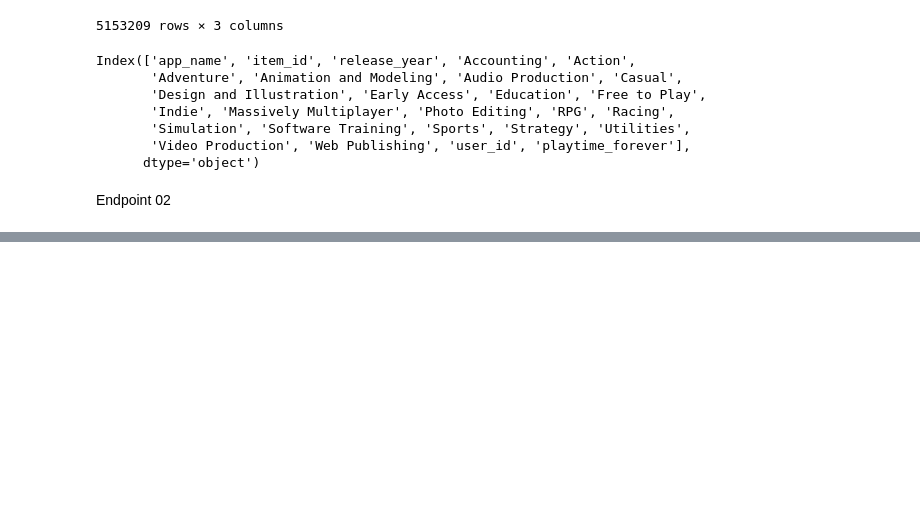
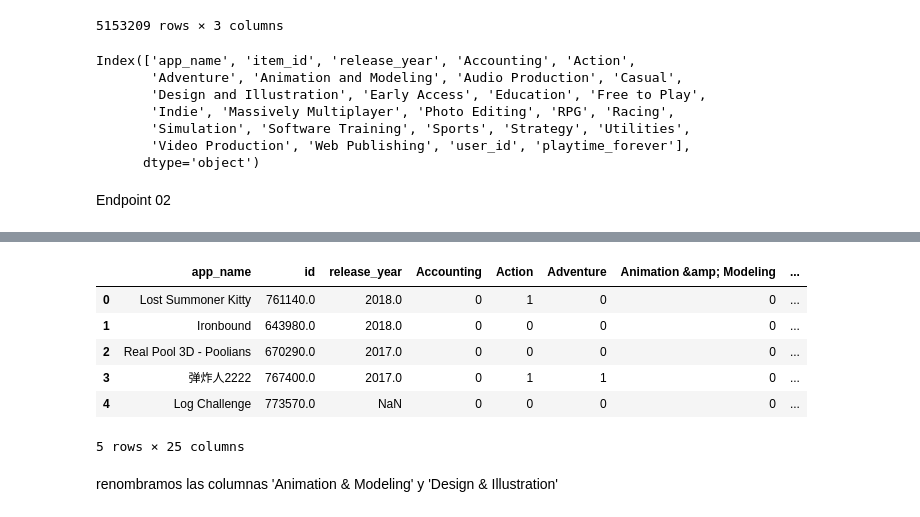
Before and after one commit to lpardom/PI_MLOps, a Jupyter notebook: 02 endpoints.ipynb, the cells around one changed output, grey strips where cells are left out. Drawn from its saved outputs; the diff is of its cells as text; code cells hidden in the pictures; blank space fills up the shorter version.

```diff
--- a/02 endpoints.ipynb
+++ b/02 endpoints.ipynb
@@ -103,0 +114,12 @@ Endpoint 02
+# %%
+df_games.head()
+# %% [output]
+|  | app_name | id | release_year | Accounting | Action | Adventure | Animation &amp; Modeling | ... |
+| 0 | Lost Summoner Kitty | 761140.0 | 2018.0 | 0 | 1 | 0 | 0 | ... |
+| 1 | Ironbound | 643980.0 | 2018.0 | 0 | 0 | 0 | 0 | ... |
+| 2 | Real Pool 3D - Poolians | 670290.0 | 2017.0 | 0 | 0 | 0 | 0 | ... |
+| 3 | 弹炸人2222 | 767400.0 | 2017.0 | 0 | 1 | 1 | 0 | ... |
+| 4 | Log Challenge | 773570.0 | NaN | 0 | 0 | 0 | 0 | ... |
+5 rows × 25 columns
+# %% [markdown]
+renombramos las columnas 'Animation &amp; Modeling' y 'Design &amp; Illustration'
```
Also changed, not shown: parts of 18 cells of this notebook, 5 other files.
